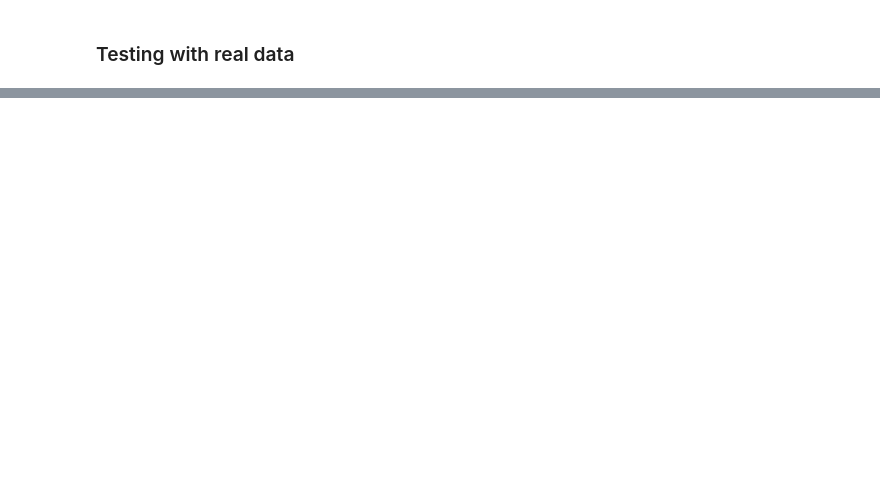
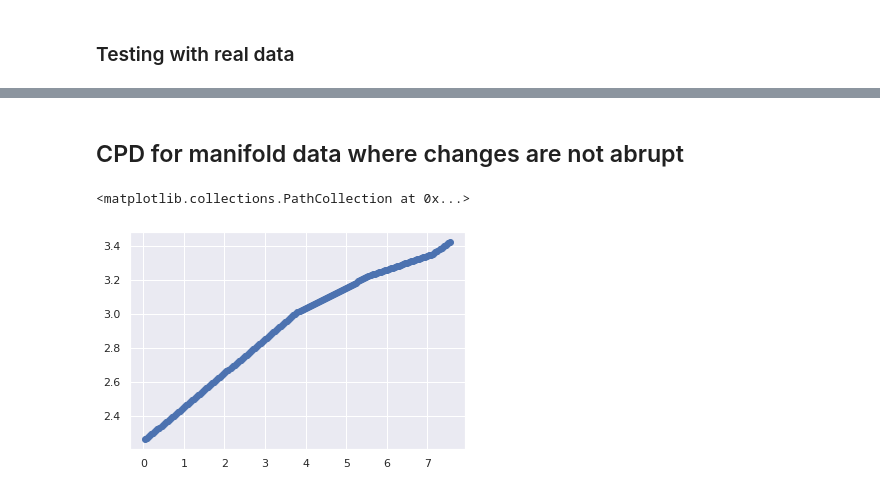
Before and after one commit to CODARcode/MDTrAnal, a Jupyter notebook: notebook/KCUSUM.ipynb, the cells around one changed output, grey strips where cells are left out. Cells and saved outputs as stored; diff of their text form; code cells hidden in the pictures; blank space fills up the shorter version.

```diff
--- a/notebook/KCUSUM.ipynb
+++ b/notebook/KCUSUM.ipynb
@@ -279,0 +314,41 @@ array([  1.31445534,   1.70838653,   1.53247124,   1.16338193,
+# %% [markdown]
+## CPD for manifold data where changes are not abrupt
+# %%
+i = 2.25
+j = 0
+y = []
+x = []
+while i <= 3.0:
+    i+=0.01
+    j+= 0.05
+    x.append(j)
+    y.append(i)
+
+while i <= 3.23:
+    i+=0.006
+    j+= 0.05
+    x.append(j)
+    y.append(i)
+
+while i <= 3.30:
+    i+=0.004
+    j+= 0.05
+    x.append(j)
+    y.append(i)
+
+while i <= 3.35:
+    i+=0.004
+    j+= 0.05
+    x.append(j)
+    y.append(i)
+
+while i <= 3.42:
+    i+=0.009
+    j+= 0.05
+    x.append(j)
+    y.append(i)
+
+plt.scatter(x,y)
+# %% [output]
+<matplotlib.collections.PathCollection at 0x...>
+[figure, added]
```
Also changed, not shown: parts of 24 cells of this notebook.
